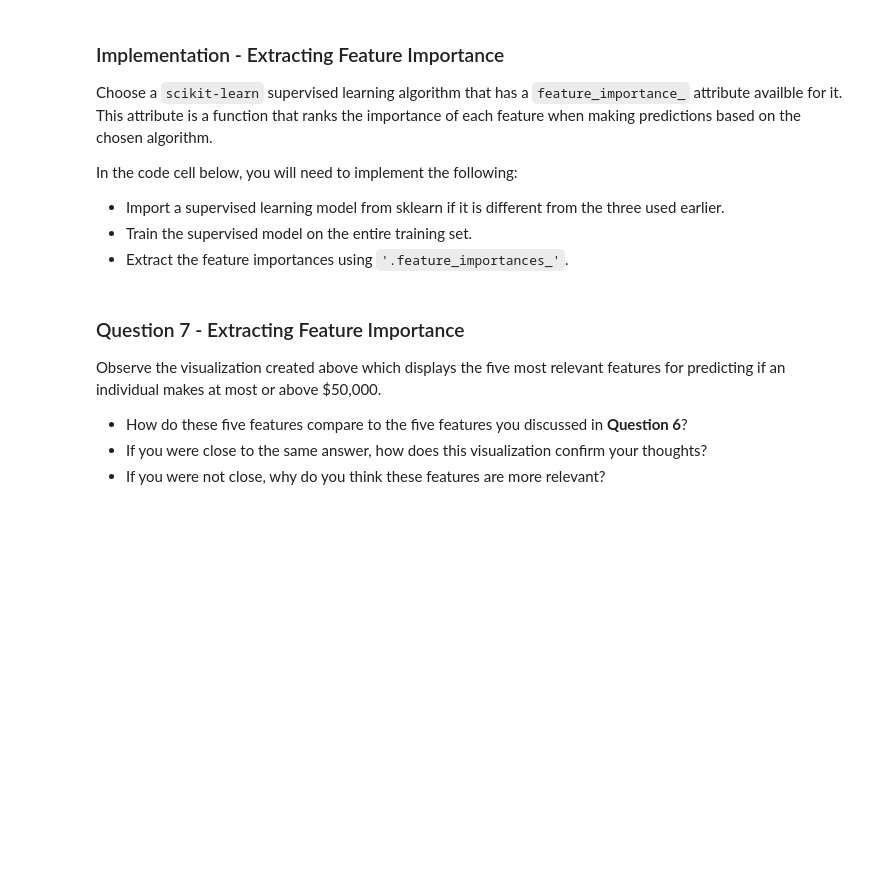
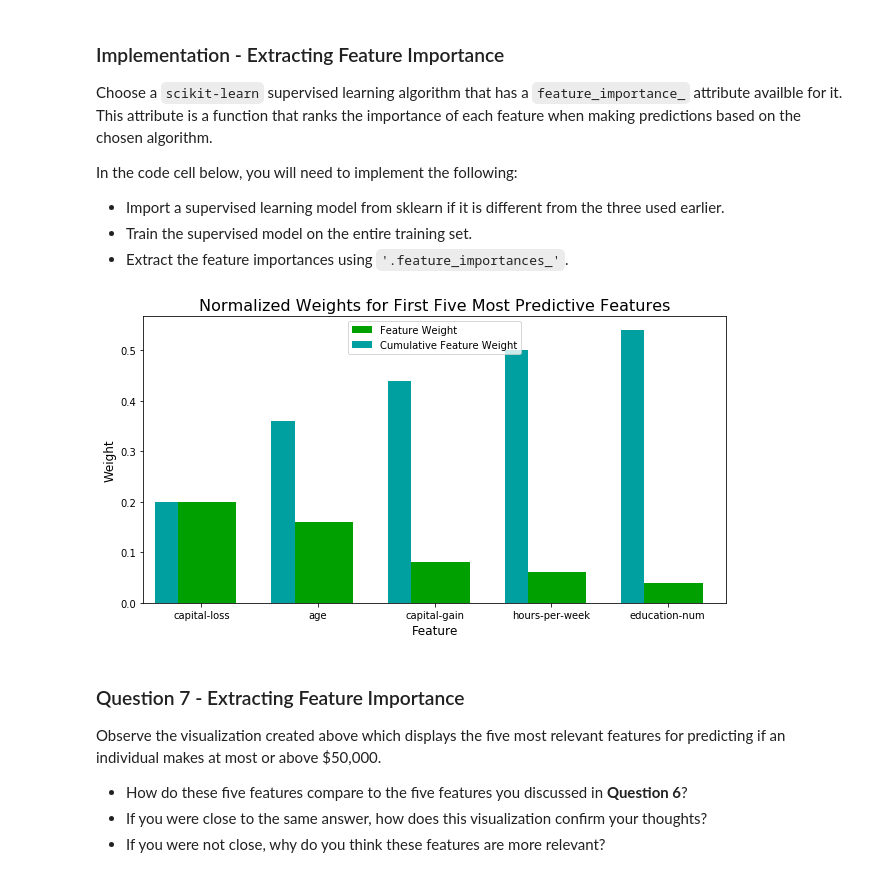
Before and after one commit to tiedyedguy/DSND_CharityML, a Jupyter notebook: finding_donors/finding_donors.ipynb, the cells around one changed output. Saved outputs shown, nothing was run; the diff lists cells and outputs as text; code cells hidden in the pictures; blank space fills up the shorter version.

```diff
--- a/finding_donors/finding_donors.ipynb
+++ b/finding_donors/finding_donors.ipynb
@@ -231,21 +238,21 @@ For classification problems that are skewed in their classification distribution
 * When we have a model that always predicts '1' (i.e. the individual makes more than 50k) then our model will have no True Negatives(TN) or False Negatives(FN) as we are not making any negative('0' value) predictions. Therefore our Accuracy in this case becomes the same as our Precision(True Positives/(True Positives + False Positives)) as every prediction that we have made with value '1' that should have '0' becomes a False Positive; therefore our denominator in this case is the total number of records we have in total.
 * Our Recall score(True Positives/(True Positives + False Negatives)) in this setting becomes 1 as we have no False Negatives.
 # %%
-'''
 TP = np.sum(income) # Counting the ones as this is the naive case. Note that 'income' is the 'income_raw' data
-encoded to numerical values done in the data preprocessing step.
+#encoded to numerical values done in the data preprocessing step.
 FP = income.count() - TP # Specific to the naive case
 
 TN = 0 # No predicted negatives in the naive case
 FN = 0 # No predicted negatives in the naive case
-'''
+
 # TODO: Calculate accuracy, precision and recall
-accuracy = None
-recall = None
-precision = None
+accuracy = (TP + TN) / (TP + TN + FP + FN)
+recall = TP / (TP + FN)
+precision = TP / (TP+FP)
 
 # TODO: Calculate F-score using the formula above for beta = 0.5 and correct values for precision and recall.
-fscore = None
+beta = 0.5
+fscore = (1 + beta ** 2) * (precision * recall) / ((beta**2 * precision) + recall)
 
 # Print the results
 print("Naive Predictor: [Accuracy score: {:.4f}, F-score: {:.4f}]".format(accuracy, fscore))
@@ -348,19 +389,23 @@ In the code cell, you will need to implement the following:
 **Note:** Depending on which algorithms you chose, the following implementation may take some time to run!
 # %%
 # TODO: Import the three supervised learning models from sklearn
+from sklearn.ensemble import AdaBoostClassifier
+from sklearn.ensemble import BaggingClassifier
+from sklearn.ensemble import RandomForestClassifier
 
 # TODO: Initialize the three models
-clf_A = None
-clf_B = None
-clf_C = None
+clf_A = AdaBoostClassifier()
+clf_B = BaggingClassifier()
+clf_C = RandomForestClassifier()
 
 # TODO: Calculate the number of samples for 1%, 10%, and 100% of the training data
 # HINT: samples_100 is the entire training set i.e. len(y_train)
 # HINT: samples_10 is 10% of samples_100 (ensure to set the count of the values to be `int` and not `float`)
 # HINT: samples_1 is 1% of samples_100 (ensure to set the count of the values to be `int` and not `float`)
-samples_100 = None
-samples_10 = None
-samples_1 = None
+samples_100 = len(y_train)
+samples_10 = len(y_train) // 10
+samples_1 = len(y_train) // 100
+beta = 0.5
 
 # Collect results on the learners
 results = {}
@@ -369,7 +414,4 @@ for clf in [clf_A, clf_B, clf_C]:
     results[clf_name] = {}
     for i, samples in enumerate([samples_1, samples_10, samples_100]):
         results[clf_name][i] = \
-        train_predict(clf, samples, X_train, y_train, X_test, y_test)
-
-# Run metrics visualization for the three supervised learning models chosen
-vs.evaluate(results, accuracy, fscore)
+        train_predict(clf, samples, X_train, y_train, X_test, y_test, beta)
@@ -484,17 +591,17 @@ In the code cell below, you will need to implement the following:
  - Train the supervised model on the entire training set.
  - Extract the feature importances using `'.feature_importances_'`.
 # %%
-# TODO: Import a supervised learning model that has 'feature_importances_'
-
-
 # TODO: Train the supervised model on the training set using .fit(X_train, y_train)
-model = None
+model = AdaBoostClassifier()
+model.fit(X_train, y_train)
 
 # TODO: Extract the feature importances using .feature_importances_
-importances = None
+importances = model.feature_importances_
 
 # Plot
 vs.feature_plot(importances, X_train, y_train)
+# %% [output]
+[figure, added]
 # %% [markdown]
 ### Question 7 - Extracting Feature Importance
 
```
Also changed, not shown: parts of 25 cells of this notebook, 3 other files.
